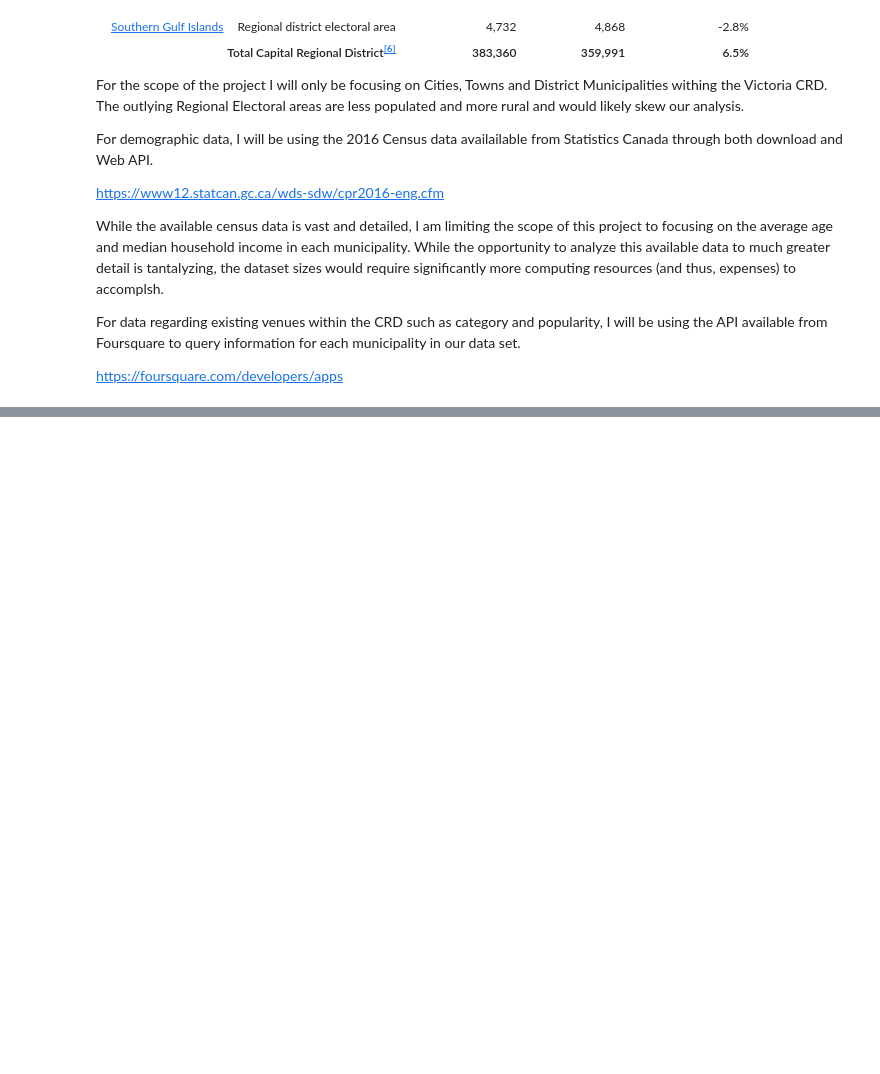
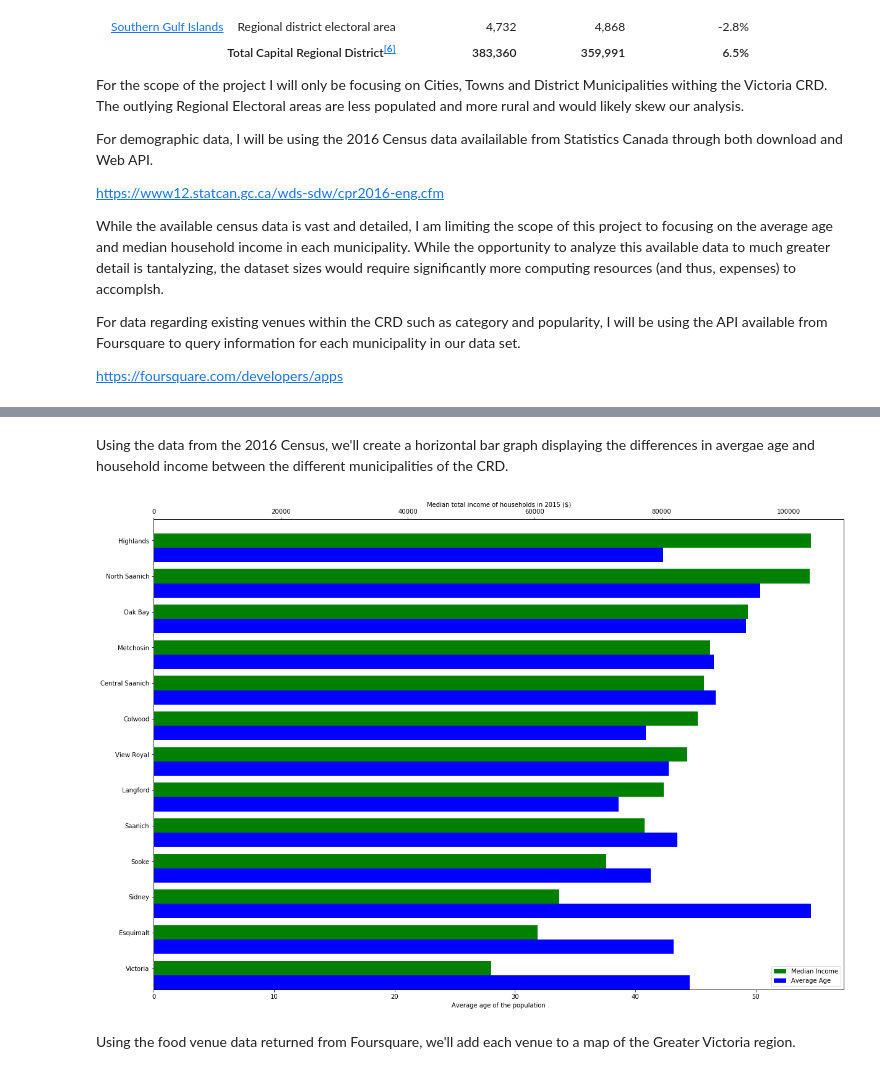
Before and after one commit to sgarraway/capstone, a Jupyter notebook: Capstone_Project.ipynb, the cells around one changed output, grey strips where cells are left out. Saved outputs shown, nothing was run; the diff lists cells and outputs as text; code cells hidden in the pictures; blank space fills up the shorter version.

```diff
--- a/Capstone_Project.ipynb
+++ b/Capstone_Project.ipynb
@@ -226,0 +428,13 @@ https://foursquare.com/developers/apps
+# %%
+#Creates new columns in the main dataframe from the unique stat names from the Census dataframe.
+columns = list(BC_stats.Stat.unique())
+
+for name in columns:
+    df[name] = ""
+
+for i, outerrow in BC_stats.iterrows():
+    stat = outerrow['Stat']
+    for j, innerrow in df.iterrows():
+        if outerrow['Division'] == innerrow['Division']:
+            innerrow[stat] = outerrow['Data']
+df.head()
@@ -226,0 +512,36 @@ https://foursquare.com/developers/apps
+# %% [markdown]
+Using the data from the 2016 Census, we'll create a horizontal bar graph displaying the differences in avergae age and household income between the different municipalities of the CRD.
+# %%
+municipalities = df.loc[:, ('Division','Average age of the population', 'Median total income of households in 2015 ($)')]
+
+municipalities.sort_values(by=['Median total income of households in 2015 ($)'], inplace=True, ascending=True)
+municipalities.set_index('Division')
+
+ind = np.arange(len(municipalities))
+width = 0.4
+
+fig, ax = plt.subplots(figsize=(20,14))
+age = ax.barh(ind, municipalities['Average age of the population'], width, color='blue', label='Average Age')
+ax2 = ax.twiny()
+
+
+income = ax2.barh(ind + width, municipalities['Median total income of households in 2015 ($)'], width, color='green', label='Median Income')
+
+y = range(len(municipalities.index))
+y_labels = municipalities['Division']
+#plt.yticks(y, y_labels, rotation='horizontal')
+
+
+
+ax.set(yticks=ind + width, yticklabels=y_labels, ylim=[2*width - 1, len(municipalities)])
+ax.set_xlabel('Average age of the population')
+ax2.set(yticks=ind + width, yticklabels=y_labels, ylim=[2*width - 1, len(municipalities)])
+ax2.set_xlabel('Median total income of households in 2015 ($)')
+
+
+plt.legend([ income, age],['Median Income', 'Average Age'])
+plt.show()
+# %% [output]
+[figure, added]
+# %% [markdown]
+Using the food venue data returned from Foursquare, we'll add each venue to a map of the Greater Victoria region.
```
Also changed, not shown: parts of 36 cells of this notebook.
